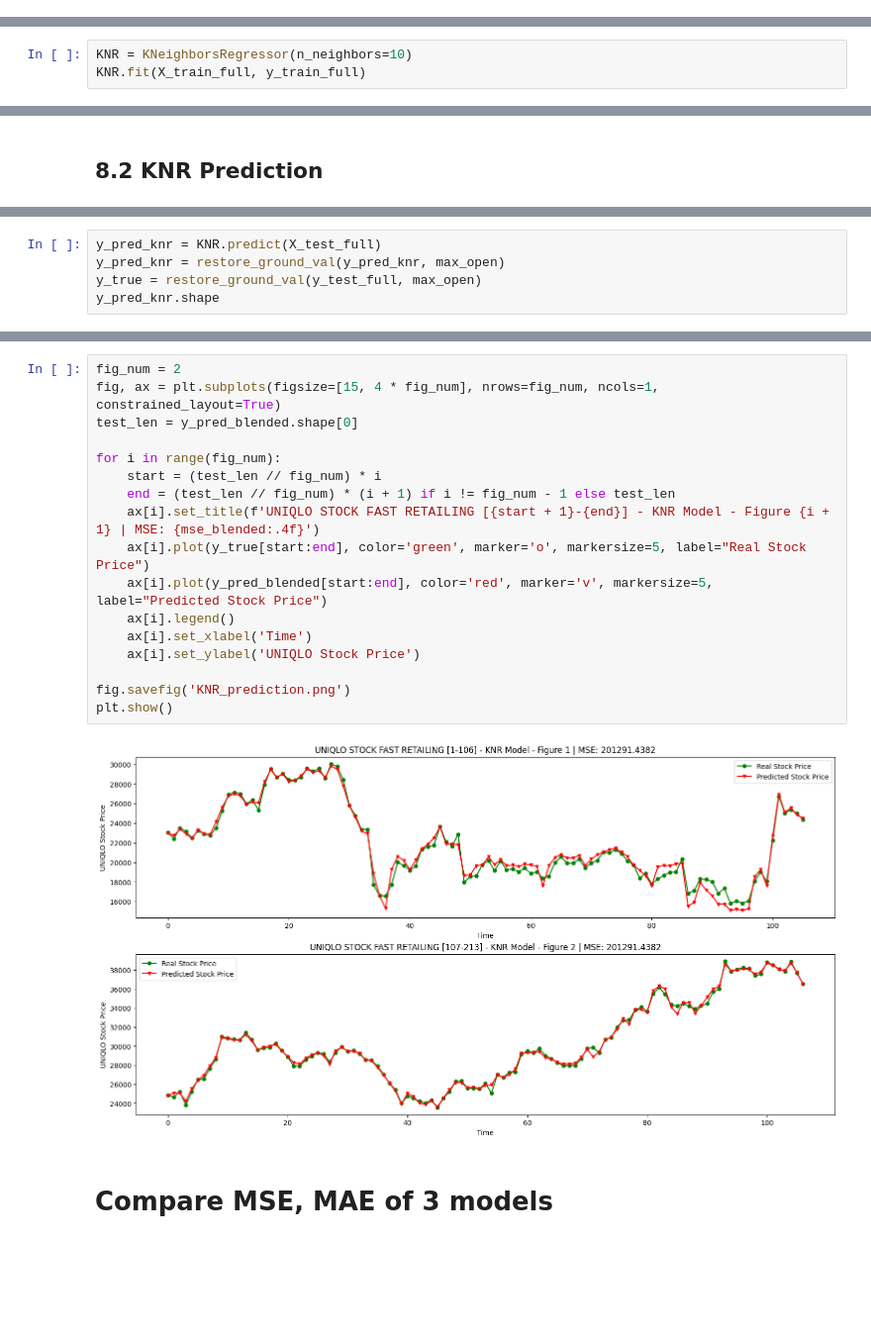
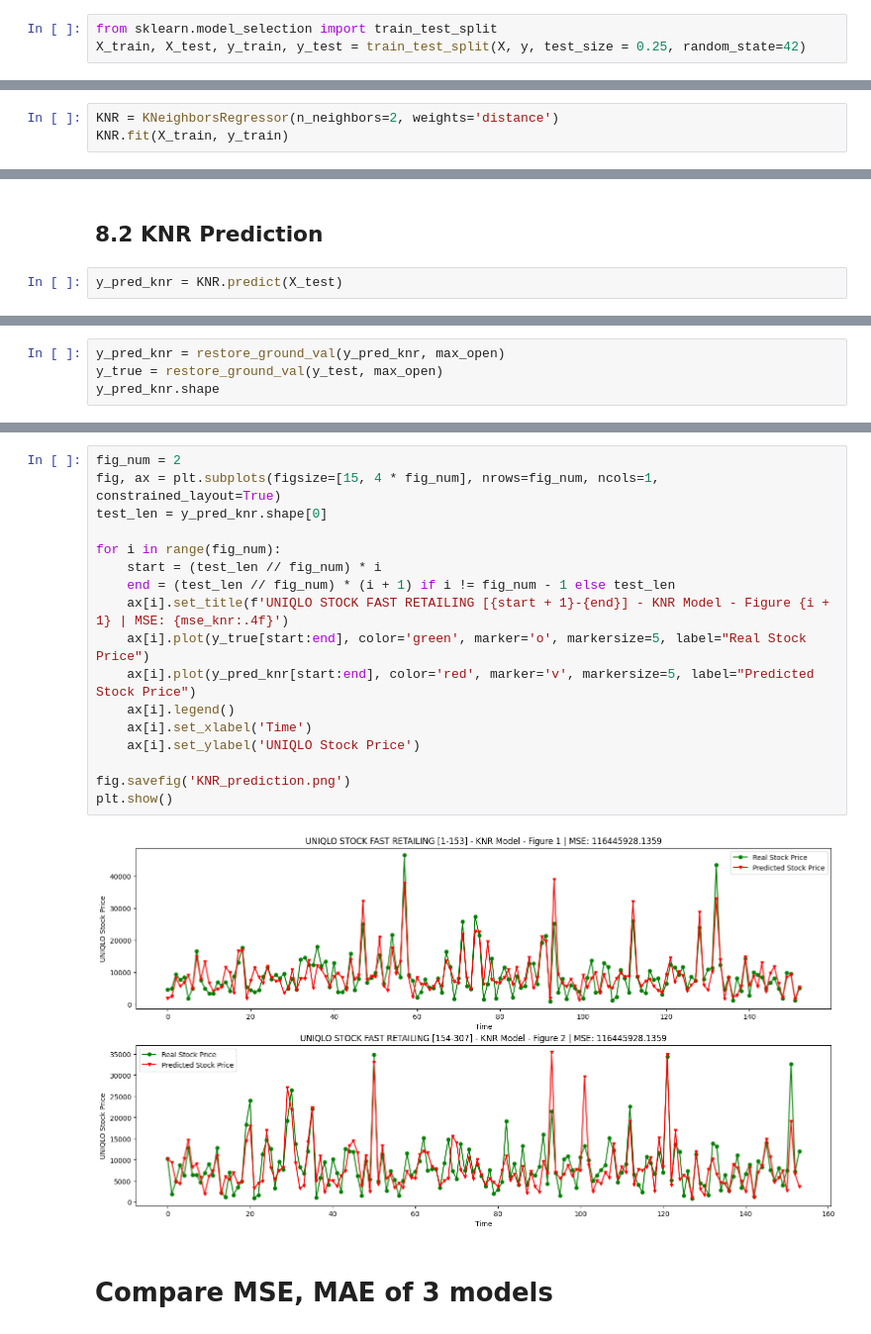
Before and after one commit to DanteAdam/Final-Project-Machine-learning, a Jupyter notebook: Final_520K0232.ipynb, the cells around one changed output, grey strips where cells are left out. Shown at 99% size. Drawn from its saved outputs; the diff is of its cells as text; blank space fills up the shorter version.

Commit message:
Add files via upload
Fix KNR model

```diff
--- a/Final_520K0232.ipynb
+++ b/Final_520K0232.ipynb
@@ -721,2 +786,5 @@ from sklearn.ensemble import RandomForestRegressor
+# %%
+from sklearn.model_selection import train_test_split
+X_train, X_test, y_train, y_test = train_test_split(X, y, test_size = 0.25, random_state=42)
 # %% [markdown]
 ## 8.1 Modeling
@@ -723,4 +793,4 @@ from sklearn.ensemble import RandomForestRegressor
 # %%
-KNR = KNeighborsRegressor(n_neighbors=10)
-KNR.fit(X_train_full, y_train_full)
+KNR = KNeighborsRegressor(n_neighbors=2, weights='distance')
+KNR.fit(X_train, y_train)
 # %% [output]
@@ -737,2 +798,4 @@ y_pred_rf.shape
 # %% [markdown]
 ## 8.2 KNR Prediction
+# %%
+y_pred_knr = KNR.predict(X_test)
@@ -739,6 +807,5 @@ y_pred_rf.shape
 # %%
-y_pred_knr = KNR.predict(X_test_full)
 y_pred_knr = restore_ground_val(y_pred_knr, max_open)
-y_true = restore_ground_val(y_test_full, max_open)
+y_true = restore_ground_val(y_test, max_open)
 y_pred_knr.shape
 # %% [output]
@@ -757,22 +821,22 @@ MSE for blended predictions: 201291.4381868559
 # %%
 fig_num = 2
 fig, ax = plt.subplots(figsize=[15, 4 * fig_num], nrows=fig_num, ncols=1, constrained_layout=True)
-test_len = y_pred_blended.shape[0]
+test_len = y_pred_knr.shape[0]
 
 for i in range(fig_num):
     start = (test_len // fig_num) * i
     end = (test_len // fig_num) * (i + 1) if i != fig_num - 1 else test_len
-    ax[i].set_title(f'UNIQLO STOCK FAST RETAILING [{start + 1}-{end}] - KNR Model - Figure {i + 1} | MSE: {mse_blended:.4f}')
+    ax[i].set_title(f'UNIQLO STOCK FAST RETAILING [{start + 1}-{end}] - KNR Model - Figure {i + 1} | MSE: {mse_knr:.4f}')
     ax[i].plot(y_true[start:end], color='green', marker='o', markersize=5, label="Real Stock Price")
-    ax[i].plot(y_pred_blended[start:end], color='red', marker='v', markersize=5, label="Predicted Stock Price")
+    ax[i].plot(y_pred_knr[start:end], color='red', marker='v', markersize=5, label="Predicted Stock Price")
     ax[i].legend()
     ax[i].set_xlabel('Time')
     ax[i].set_ylabel('UNIQLO Stock Price')
 
 fig.savefig('KNR_prediction.png')
 plt.show()
 # %% [output]
-[figure, old version]
+[figure, new version]
 # %% [markdown]
 # Compare MSE, MAE of 3 models
 # %%
```
Also changed, not shown: parts of 40 cells of this notebook.
